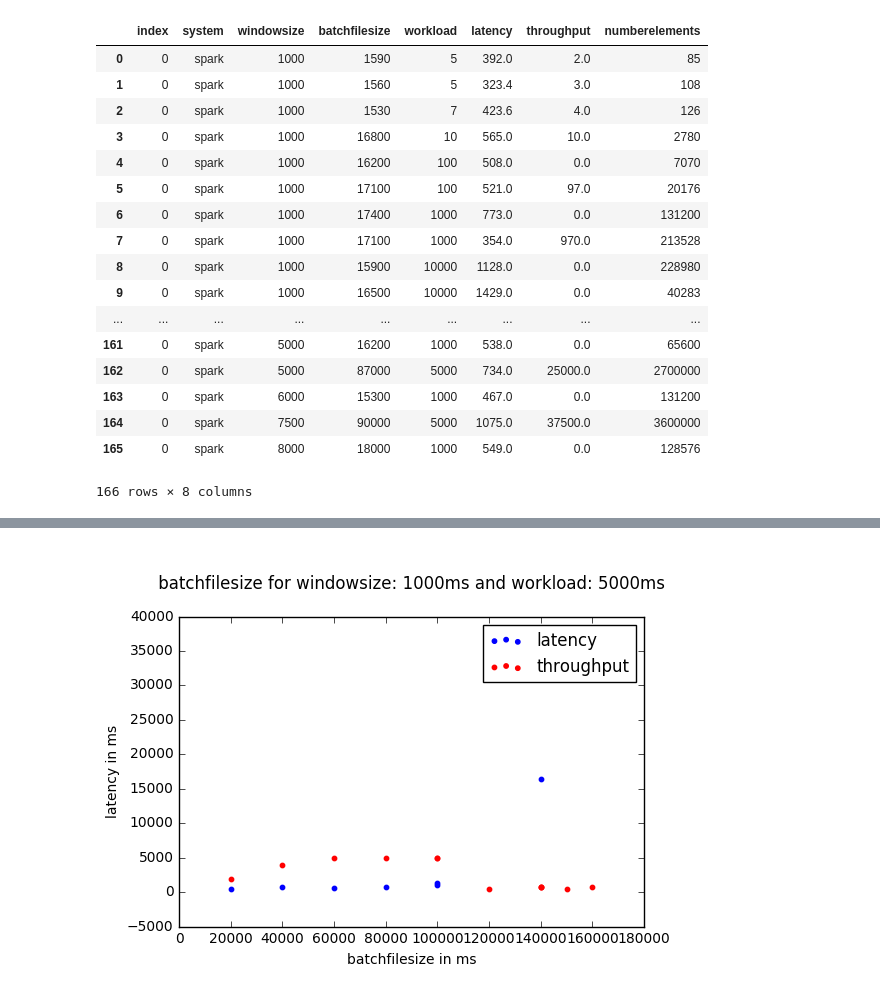
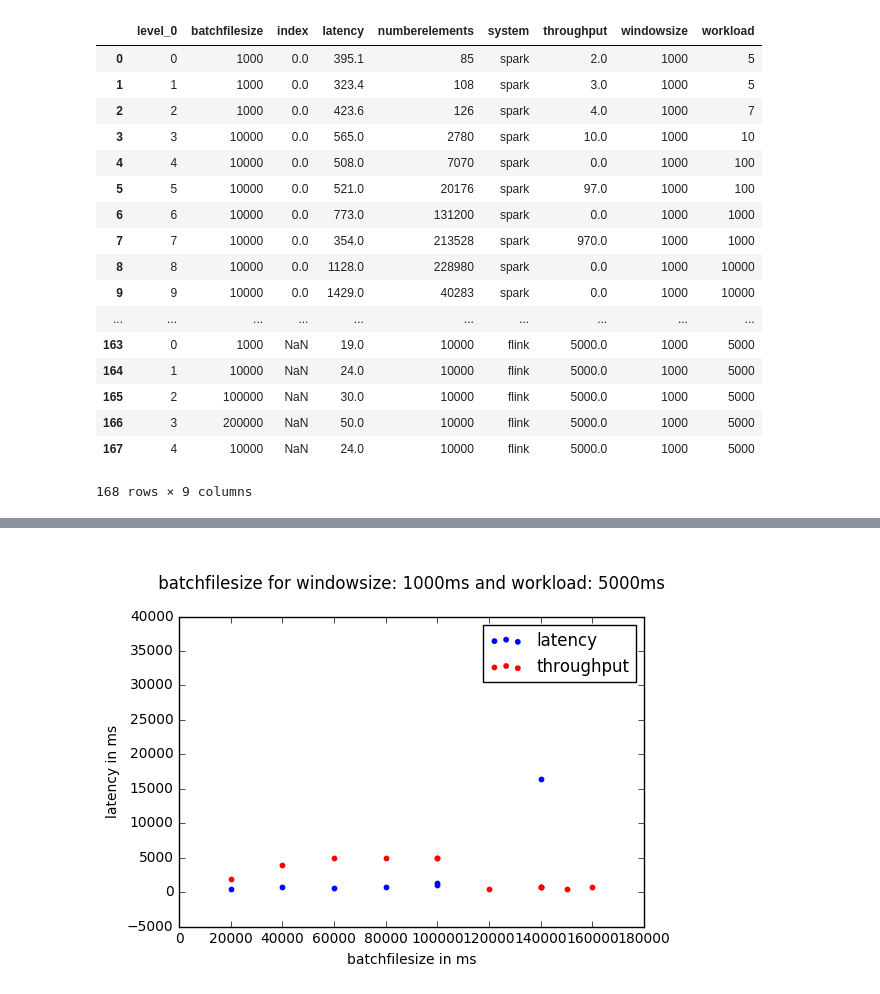
Before and after one commit to andresvivancov/hybrid-benchmark, a Jupyter notebook: spark/hybrid-benchmark-spark/src/main/resources/analysis.ipynb, the cells around one changed output, grey strips where cells are left out. Drawn from its saved outputs; the diff is of its cells as text; code cells hidden in the pictures.

```diff
--- a/spark/hybrid-benchmark-spark/src/main/resources/analysis.ipynb
+++ b/spark/hybrid-benchmark-spark/src/main/resources/analysis.ipynb
@@ -9,10 +9,10 @@ import pandas
 import random
 
 
-def readFileFlink(filename):
-    return read_csv(filename,names = ["nan4","nan","passengerCnt", "num ele",
-                                               "Latency","Time","nan2","nan3"])
-
+def readflink(filename,df):
+    csv= read_csv(filename,names = ["system","windowsize","batchfilesize"
+                                    ,"workload","latency","throughput","numberelements"])
+    return concat([df,csv]).reset_index()
 def readFileSpark(filename):
     csv= read_csv(filename,names = ["system","windowsize","batchfilesize"
                                     ,"workload","latency","throughput","numberelements"])
@@ -110,53 +110,59 @@ def mergeDuplicates(num,df,merges=0):
     if (found):
         return mergeDuplicates( end,df.drop(df.index[[end+1]]),merges+1 )
     else:
         return df
 
 
 def ignoreLowWorkload(delta,df):
     return df.loc[df.loc[:,"workload"]>=delta]
 
 def ignoreLowThroughput(delta,df):
     return df.loc[df.loc[:,"throughput"]>=delta]
     #print(df.loc[:,"workload"]>delta)
 
 def makeitrandom(df,xname):
     for i in range(0,len(df)):
         ran=random.randint(1, 10)*0.03+1.5
         old=df.ix[i][xname]
         #print(old,ran,old*ran)
         df.set_value(i, xname, ran*old)
     return df
 
 df=getResults()
-df=makeitrandom(df,"batchfilesize")
-df
+#df=makeitrandom(df,"batchfilesize")
+#df
 #df=mergeDuplicates(0,df)
 #df=ignoreLowWorkload(500,df)
 #df=ignoreLowThroughput(1,df)
 #df
 #df.drop(df.index[[1,3]])
 #df[0:10]
 #iris.drop(iris.index[[1,3,5,7]])
+#(readFileFlink("andresdata.txt"))
+
+#file=open("andresdata.txt")
+#print(file)
+df=readflink(open("andresdata.txt"),df)
+df
 # %% [output]
-|  | index | system | windowsize | batchfilesize | workload | latency | throughput | numberelements |
-| 0 | 0 | spark | 1000 | 1590 | 5 | 392.0 | 2.0 | 85 |
-| 1 | 0 | spark | 1000 | 1560 | 5 | 323.4 | 3.0 | 108 |
-| 2 | 0 | spark | 1000 | 1530 | 7 | 423.6 | 4.0 | 126 |
-| 3 | 0 | spark | 1000 | 16800 | 10 | 565.0 | 10.0 | 2780 |
-| 4 | 0 | spark | 1000 | 16200 | 100 | 508.0 | 0.0 | 7070 |
-| 5 | 0 | spark | 1000 | 17100 | 100 | 521.0 | 97.0 | 20176 |
-| 6 | 0 | spark | 1000 | 17400 | 1000 | 773.0 | 0.0 | 131200 |
-| 7 | 0 | spark | 1000 | 17100 | 1000 | 354.0 | 970.0 | 213528 |
-| 8 | 0 | spark | 1000 | 15900 | 10000 | 1128.0 | 0.0 | 228980 |
-| 9 | 0 | spark | 1000 | 16500 | 10000 | 1429.0 | 0.0 | 40283 |
-| ... | ... | ... | ... | ... | ... | ... | ... | ... |
-| 161 | 0 | spark | 5000 | 16200 | 1000 | 538.0 | 0.0 | 65600 |
-| 162 | 0 | spark | 5000 | 87000 | 5000 | 734.0 | 25000.0 | 2700000 |
-| 163 | 0 | spark | 6000 | 15300 | 1000 | 467.0 | 0.0 | 131200 |
-| 164 | 0 | spark | 7500 | 90000 | 5000 | 1075.0 | 37500.0 | 3600000 |
-| 165 | 0 | spark | 8000 | 18000 | 1000 | 549.0 | 0.0 | 128576 |
+|  | level_0 | batchfilesize | index | latency | numberelements | system | throughput | windowsize | workload |
+| 0 | 0 | 1000 | 0.0 | 395.1 | 85 | spark | 2.0 | 1000 | 5 |
+| 1 | 1 | 1000 | 0.0 | 323.4 | 108 | spark | 3.0 | 1000 | 5 |
+| 2 | 2 | 1000 | 0.0 | 423.6 | 126 | spark | 4.0 | 1000 | 7 |
+| 3 | 3 | 10000 | 0.0 | 565.0 | 2780 | spark | 10.0 | 1000 | 10 |
+| 4 | 4 | 10000 | 0.0 | 508.0 | 7070 | spark | 0.0 | 1000 | 100 |
+| 5 | 5 | 10000 | 0.0 | 521.0 | 20176 | spark | 97.0 | 1000 | 100 |
+| 6 | 6 | 10000 | 0.0 | 773.0 | 131200 | spark | 0.0 | 1000 | 1000 |
+| 7 | 7 | 10000 | 0.0 | 354.0 | 213528 | spark | 970.0 | 1000 | 1000 |
+| 8 | 8 | 10000 | 0.0 | 1128.0 | 228980 | spark | 0.0 | 1000 | 10000 |
+| 9 | 9 | 10000 | 0.0 | 1429.0 | 40283 | spark | 0.0 | 1000 | 10000 |
+| ... | ... | ... | ... | ... | ... | ... | ... | ... | ... |
+| 163 | 0 | 1000 | NaN | 19.0 | 10000 | flink | 5000.0 | 1000 | 5000 |
+| 164 | 1 | 10000 | NaN | 24.0 | 10000 | flink | 5000.0 | 1000 | 5000 |
+| 165 | 2 | 100000 | NaN | 30.0 | 10000 | flink | 5000.0 | 1000 | 5000 |
+| 166 | 3 | 200000 | NaN | 50.0 | 10000 | flink | 5000.0 | 1000 | 5000 |
+| 167 | 4 | 10000 | NaN | 24.0 | 10000 | flink | 5000.0 | 1000 | 5000 |
-166 rows × 8 columns
+168 rows × 9 columns
 # %%
 #find all results
 import glob, os
```
Also changed, not shown: parts of 2 cells of this notebook.
